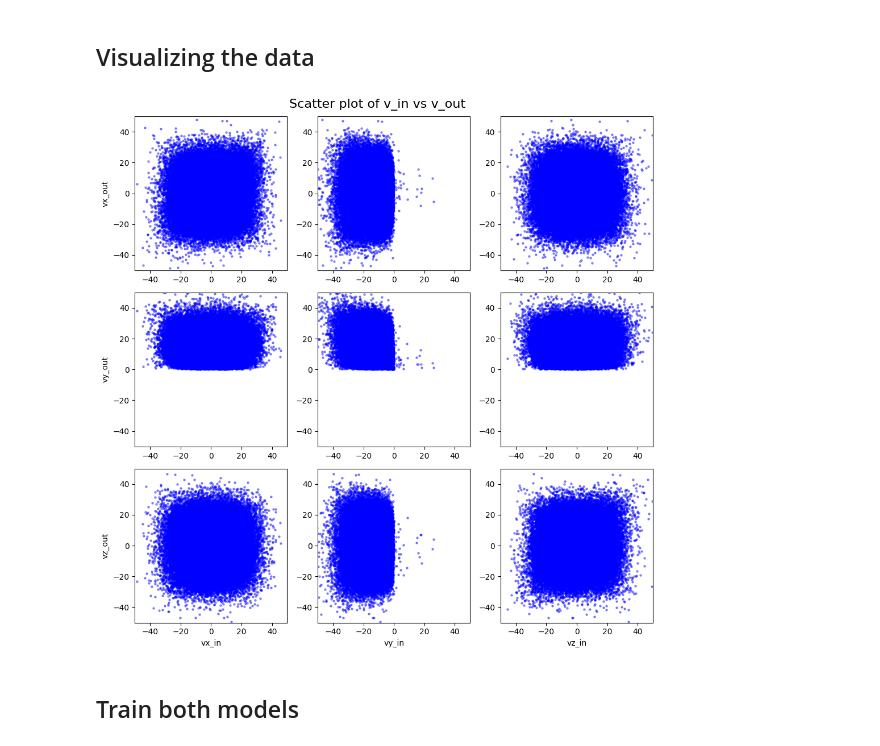
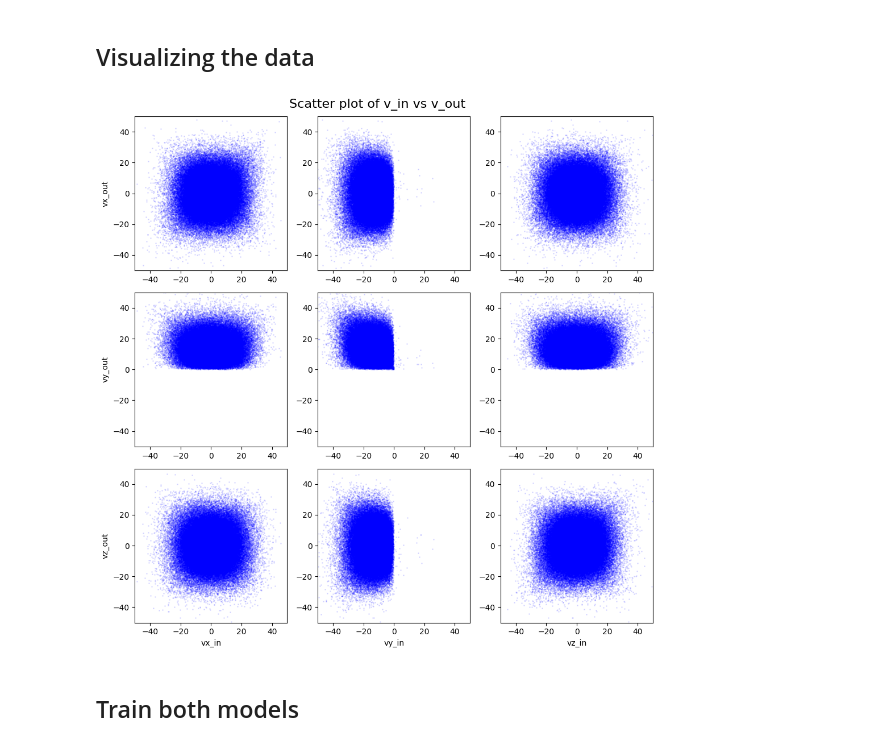
Before and after one commit to QuintenTijn/4AI000_Heat_and_flow, a Jupyter notebook: Materials_for_ML_assigment_2025/Notebook_final.ipynb, the cells around one changed output. Cells and saved outputs as stored; diff of their text form; code cells hidden in the pictures.

```diff
--- a/Materials_for_ML_assigment_2025/Notebook_final.ipynb
+++ b/Materials_for_ML_assigment_2025/Notebook_final.ipynb
@@ -266,23 +266,23 @@ Number of MD tr velocity data points: 325627
 # %%
 import matplotlib.pyplot as plt
 %matplotlib inline
 
 fig, ax = plt.subplots(3, 3, figsize=(10, 10))
 labels = ["x", "y", "z"]
 for row in range(3):
     ax[row, 0].set_ylabel(f'v{labels[row]}_out')
     ax[2, row].set_xlabel(f'v{labels[row]}_in')
     for column in range(3):
         v_in = X_df.iloc[:, column]  # Correctly select v_in for each column
         v_out = X_df.iloc[:, row + 3]  # Correctly select v_out for each row
-        ax[row, column].scatter(v_in, v_out, c='blue', s=5, alpha=0.4, label='Data points')
+        ax[row, column].scatter(v_in, v_out, c='blue', s=1, alpha=0.1, label='Data points')
         ax[row,column].set_xlim(-50,50)
         ax[row,column].set_ylim(-50,50)
 fig.suptitle('Scatter plot of v_in vs v_out', fontsize=16)
 fig.tight_layout()
 plt.show()
 # %% [output]
-[figure, old version]
+[figure, new version]
 # %% [markdown]
 ## Train both models
 # %%
```
Also changed, not shown: parts of 8 cells of this notebook.
